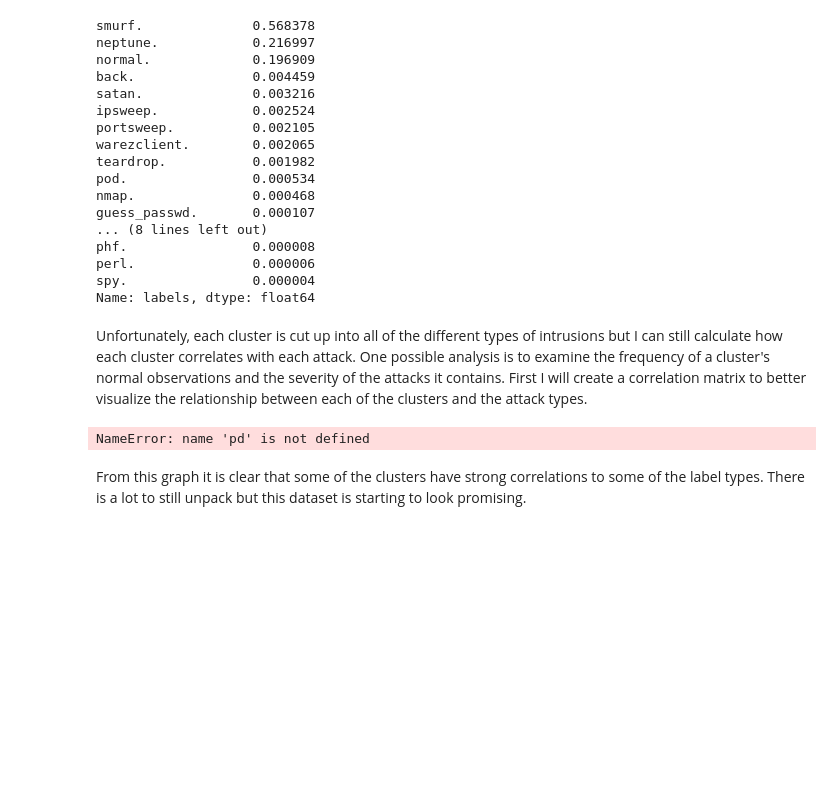
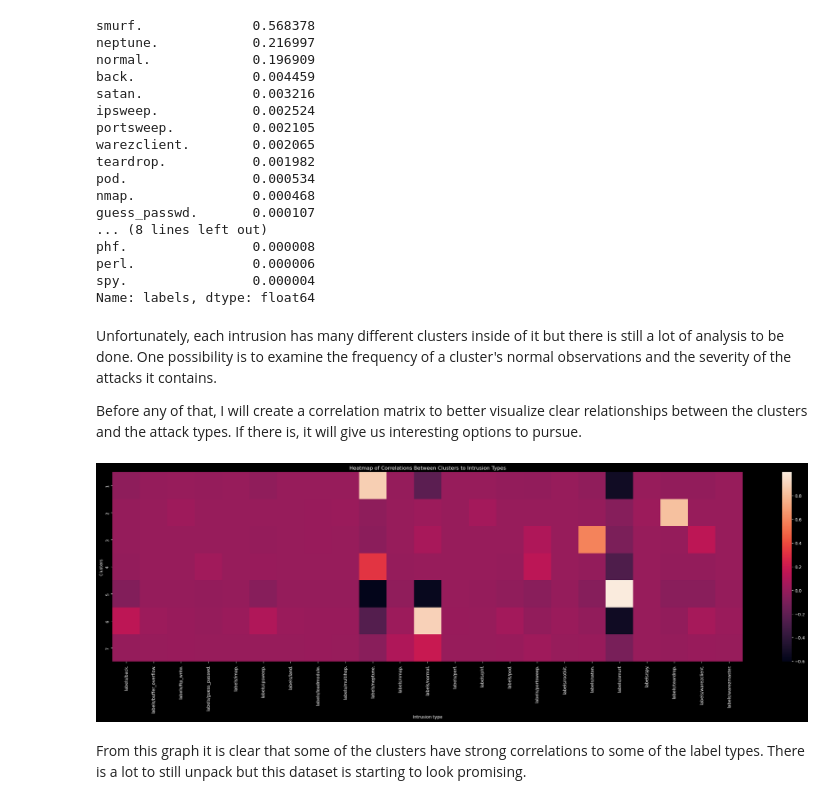
Before and after one commit to Jewdah18/Network-Intrusions, a Jupyter notebook: notebooks/EDA.ipynb, the cells around one changed output. Cells and saved outputs as stored; diff of their text form; code cells hidden in the pictures; blank space fills up the shorter version.

```diff
--- a/notebooks/EDA.ipynb
+++ b/notebooks/EDA.ipynb
@@ -517,32 +510,46 @@ perl.               0.000006
 spy.                0.000004
 Name: labels, dtype: float64
 # %% [markdown]
-Unfortunately, each cluster is cut up into all of the different types of intrusions but I can still calculate how each cluster correlates with each attack. One possible analysis is to examine the frequency of a cluster's normal observations and the severity of the attacks it contains. First I will create a correlation matrix to better visualize the relationship between each of the clusters and the attack types.
+Unfortunately, each intrusion has many different clusters inside of it but there is still a lot of analysis to be done. One possibility is to examine the frequency of a cluster's normal observations and the severity of the attacks it contains.
+
+Before any of that, I will create a correlation matrix to better visualize clear relationships between the clusters and the attack types. If there is, it will give us interesting options to pursue.
 # %%
+# import the data with K=7
+dataK7 = pd.read_csv(r'./data/processed/data+k=7.csv')[['labels', 'k=7']]
+
 #Create a dummy matrix for the types of intrusions and labels
 lab_clus_dummy = pd.get_dummies(dataK7, columns = ['labels', 'k=7'],
                                 prefix = ['labels', 'k=7'],
                                 prefix_sep = '/')
 # Filter out for only the labels and clusters
 lab_clus_dummy = lab_clus_dummy.loc[:, 'labels/back.':]
 
 corr_matrix = np.zeros((23,7))
 
 for k in tqdm(range(23, len(lab_clus_dummy.columns))):
     for label in range(23):
         corr_matrix[label, k-23] = lab_clus_dummy.iloc[:,k].T.corr(other = lab_clus_dummy.iloc[:,label])
 
 
 
 corr_df = pd.DataFrame(corr_matrix,
                        columns = range(1,8),
                        index = lab_clus_dummy.columns[:23])
 
 
-# create a heatmap of correlation matrix to see each clusters highest intrusion correlations
+
+#Back to darkmode for the eyes
+plt.style.use('dark_background')
+# Change the figure size so that all the intrusions types are legible
 plt.figure(figsize = (33,8))
+# Create a heatmap of correlation matrix to see each clusters highest intrusion correlations
 sns.heatmap(corr_df.T);
+# Label the axes
+plt.xlabel('Intrusion type');
+plt.ylabel('Clusters');
+# Give a title
+plt.title('Heatmap of Correlations Between Clusters to Intrusion Types');
 # %% [output]
-NameError: name 'pd' is not defined
+[figure, added]
 # %% [markdown]
 From this graph it is clear that some of the clusters have strong correlations to some of the label types. There is a lot to still unpack but this dataset is starting to look promising.
```
Also changed, not shown: parts of 8 cells of this notebook.
